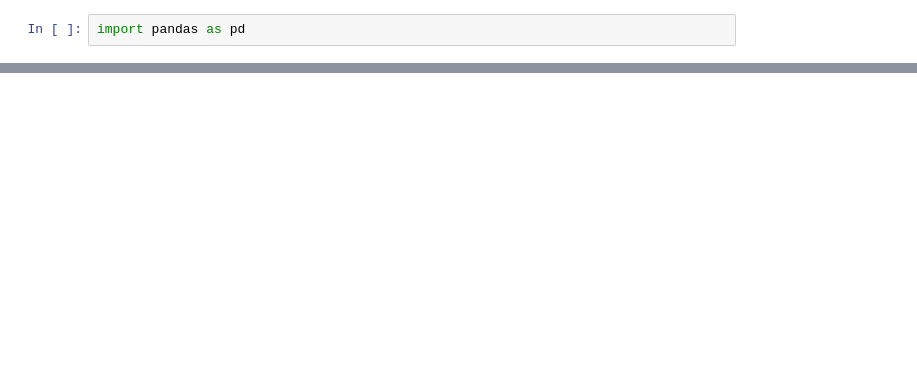
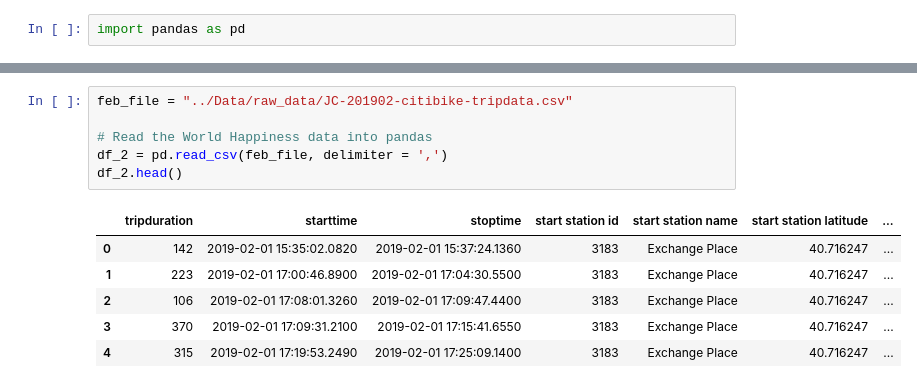
Before and after one commit to dstagner63/citi-bike-analysis---tableau, a Jupyter notebook: Instructions/data_merge.ipynb, the cells around one changed output, grey strips where cells are left out. Saved outputs shown, nothing was run; the diff lists cells and outputs as text; blank space fills up the shorter version.

```diff
--- a/Instructions/data_merge.ipynb
+++ b/Instructions/data_merge.ipynb
@@ -10,0 +16,13 @@ FileNotFoundError: [Errno 2] File /Data/raw_data/JC-201901-citibike-tripdata.csv
+# %%
+feb_file = "../Data/raw_data/JC-201902-citibike-tripdata.csv"
+
+# Read the World Happiness data into pandas
+df_2 = pd.read_csv(feb_file, delimiter = ',')
+df_2.head()
+# %% [output]
+|  | tripduration | starttime | stoptime | start station id | start station name | start station latitude | ... |
+| 0 | 142 | 2019-02-01 15:35:02.0820 | 2019-02-01 15:37:24.1360 | 3183 | Exchange Place | 40.716247 | ... |
+| 1 | 223 | 2019-02-01 17:00:46.8900 | 2019-02-01 17:04:30.5500 | 3183 | Exchange Place | 40.716247 | ... |
+| 2 | 106 | 2019-02-01 17:08:01.3260 | 2019-02-01 17:09:47.4400 | 3183 | Exchange Place | 40.716247 | ... |
+| 3 | 370 | 2019-02-01 17:09:31.2100 | 2019-02-01 17:15:41.6550 | 3183 | Exchange Place | 40.716247 | ... |
+| 4 | 315 | 2019-02-01 17:19:53.2490 | 2019-02-01 17:25:09.1400 | 3183 | Exchange Place | 40.716247 | ... |
```
Also changed, not shown: parts of 13 cells of this notebook, 1 other file.
